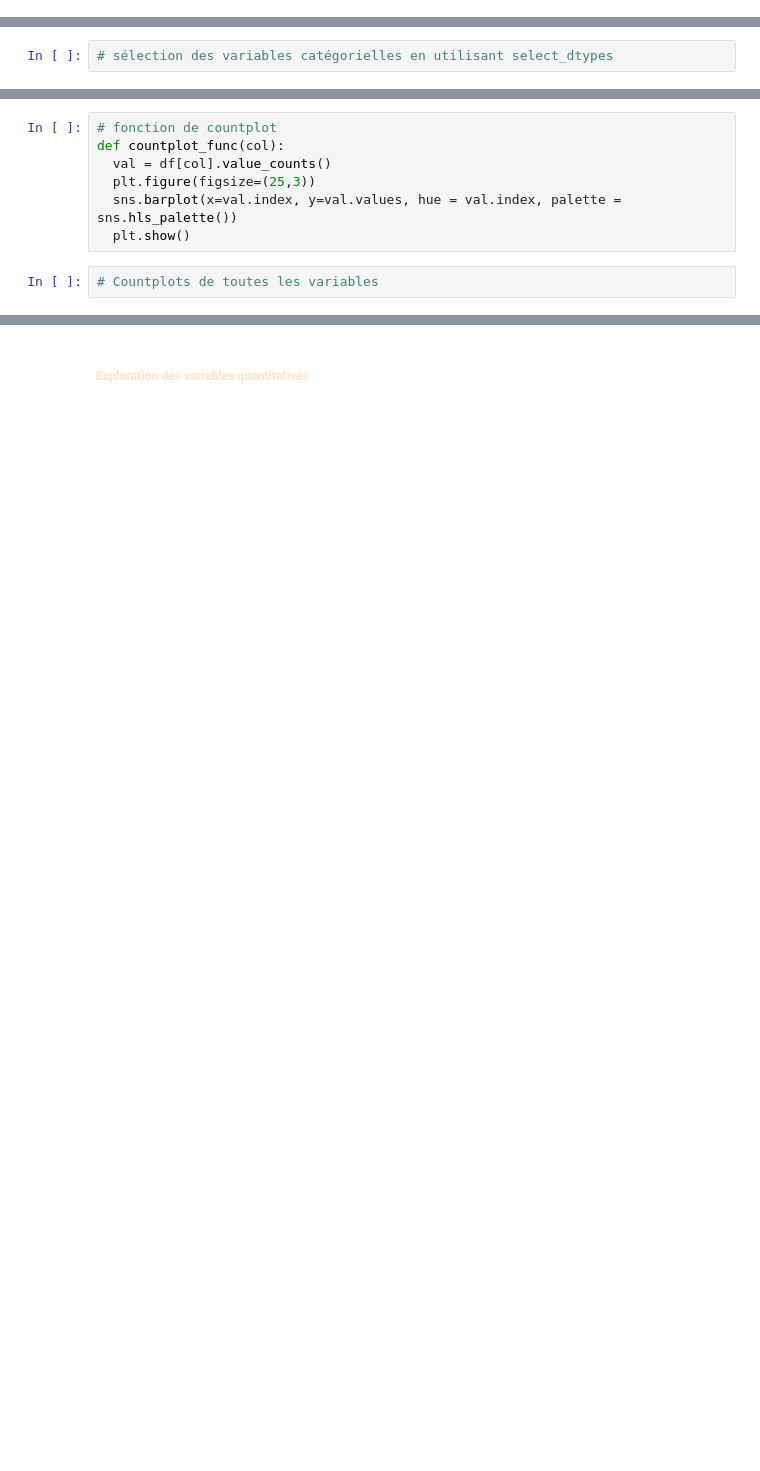
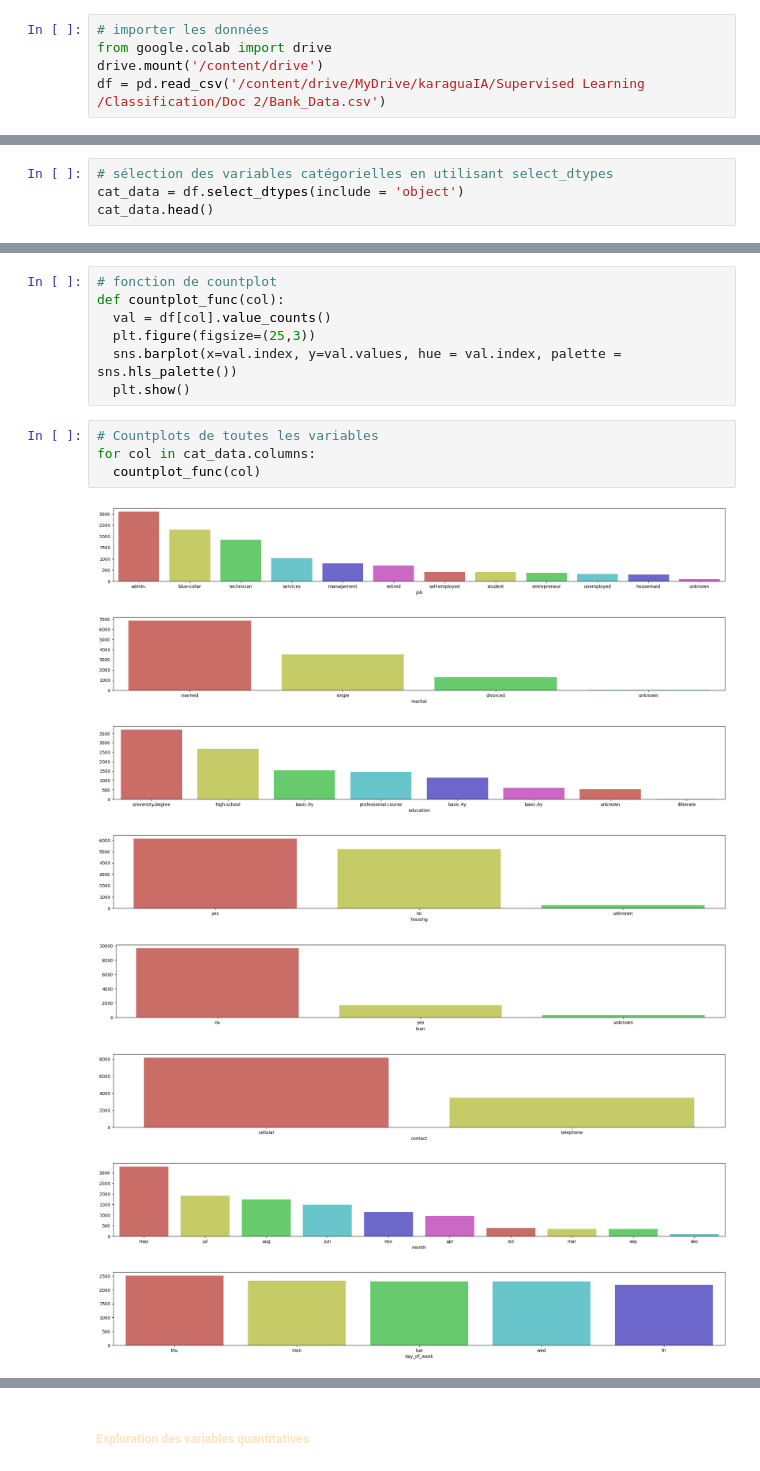
Before and after one commit to karaguaIA/Supervised-Learning-, a Jupyter notebook: Classification/Clas_Log_Reg_SVM_Decision_Tree_uncomplet.ipynb, the cells around one changed output, grey strips where cells are left out. Saved outputs shown, nothing was run; the diff lists cells and outputs as text; blank space fills up the shorter version.

Commit message:
preparation des données

```diff
--- a/Classification/Clas_Log_Reg_SVM_Decision_Tree_uncomplet.ipynb
+++ b/Classification/Clas_Log_Reg_SVM_Decision_Tree_uncomplet.ipynb
@@ -14,0 +19,5 @@ warnings.filterwarnings("ignore")
+# %%
+# importer les données
+from google.colab import drive
+drive.mount('/content/drive')
+df = pd.read_csv('/content/drive/MyDrive/karaguaIA/Supervised Learning /Classification/Doc 2/Bank_Data.csv')
@@ -48,3 +91,5 @@ Ce jeu de données contient des informations issues de campagnes de marketing t
 ##### <font color = 'bisque'>Séléction des variables
 # %%
 # sélection des variables catégorielles en utilisant select_dtypes
+cat_data = df.select_dtypes(include = 'object')
+cat_data.head()
@@ -63,3 +137,14 @@ def countplot_func(col):
   plt.show()
 # %%
 # Countplots de toutes les variables
+for col in cat_data.columns:
+  countplot_func(col)
+# %% [output]
+[figure, added]
+[figure, added]
+[figure, added]
+[figure, added]
+[figure, added]
+[figure, added]
+[figure, added]
+[figure, added]
```
Also changed, not shown: parts of 23 cells of this notebook.
